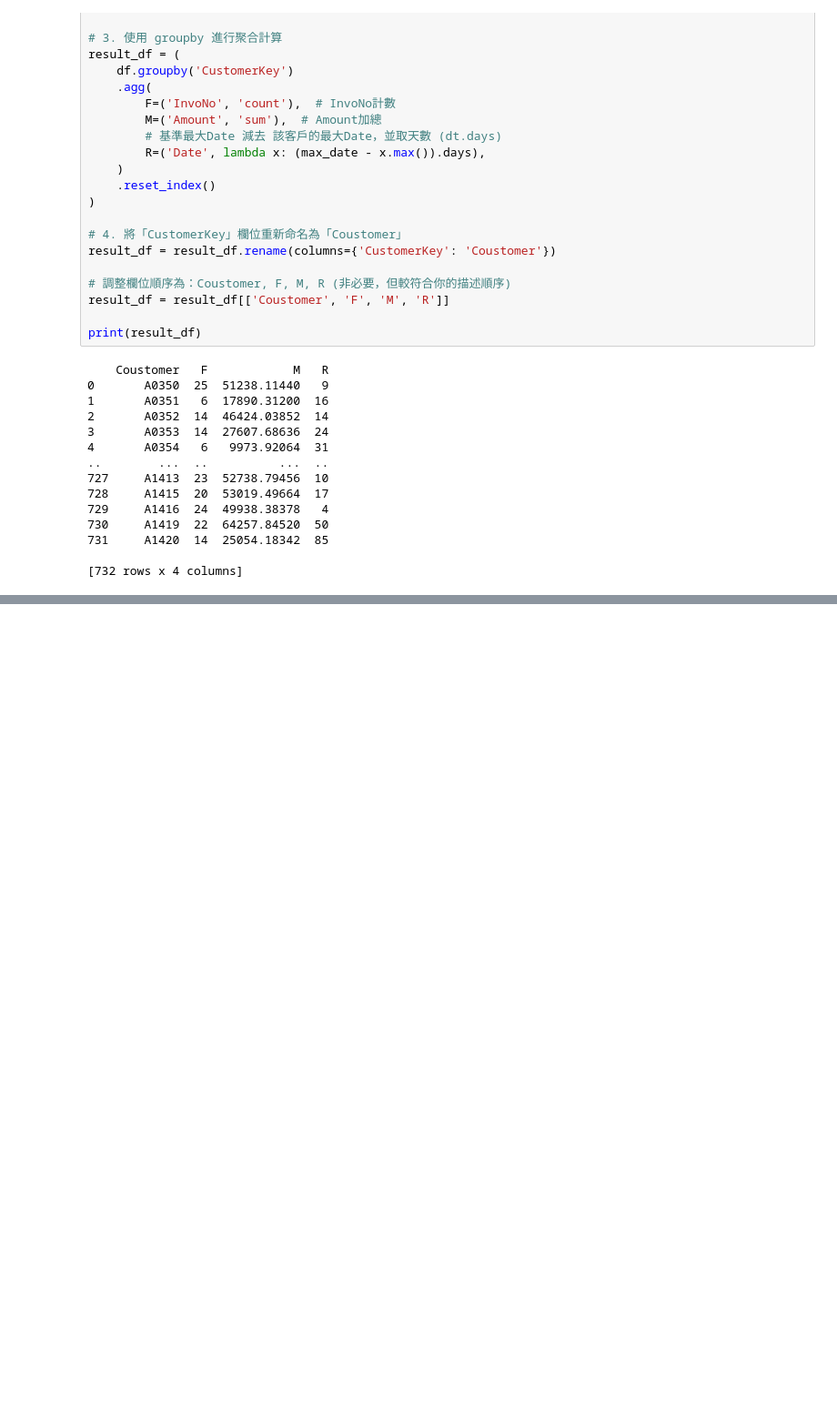
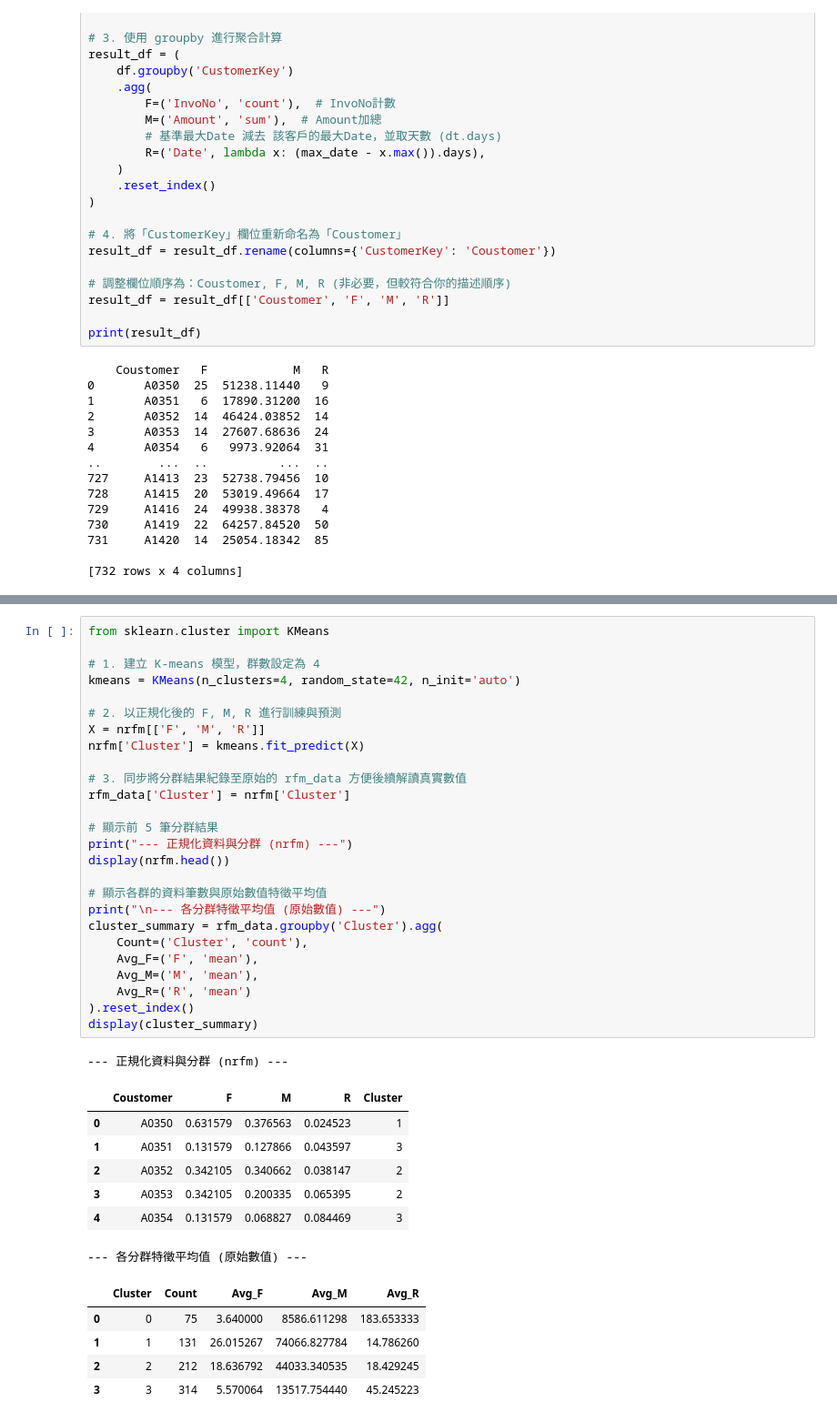
Before and after one commit to Ryanweiii/RFM-Analysis, a Jupyter notebook: rfm123.ipynb, the cells around one changed output, grey strips where cells are left out. Shown at 91% size. Cells and saved outputs as stored; diff of their text form; blank space fills up the shorter version.

```diff
--- a/rfm123.ipynb
+++ b/rfm123.ipynb
@@ -75,0 +136,40 @@ print(result_df)
+# %%
+from sklearn.cluster import KMeans
+
+# 1. 建立 K-means 模型，群數設定為 4
+kmeans = KMeans(n_clusters=4, random_state=42, n_init='auto')
+
+# 2. 以正規化後的 F, M, R 進行訓練與預測
+X = nrfm[['F', 'M', 'R']]
+nrfm['Cluster'] = kmeans.fit_predict(X)
+
+# 3. 同步將分群結果紀錄至原始的 rfm_data 方便後續解讀真實數值
+rfm_data['Cluster'] = nrfm['Cluster']
+
+# 顯示前 5 筆分群結果
+print("--- 正規化資料與分群 (nrfm) ---")
+display(nrfm.head())
+
+# 顯示各群的資料筆數與原始數值特徵平均值
+print("\n--- 各分群特徵平均值 (原始數值) ---")
+cluster_summary = rfm_data.groupby('Cluster').agg(
+    Count=('Cluster', 'count'),
+    Avg_F=('F', 'mean'),
+    Avg_M=('M', 'mean'),
+    Avg_R=('R', 'mean')
+).reset_index()
+display(cluster_summary)
+# %% [output]
+--- 正規化資料與分群 (nrfm) ---
+|  | Coustomer | F | M | R | Cluster |
+| 0 | A0350 | 0.631579 | 0.376563 | 0.024523 | 1 |
+| 1 | A0351 | 0.131579 | 0.127866 | 0.043597 | 3 |
+| 2 | A0352 | 0.342105 | 0.340662 | 0.038147 | 2 |
+| 3 | A0353 | 0.342105 | 0.200335 | 0.065395 | 2 |
+| 4 | A0354 | 0.131579 | 0.068827 | 0.084469 | 3 |
+--- 各分群特徵平均值 (原始數值) ---
+|  | Cluster | Count | Avg_F | Avg_M | Avg_R |
+| 0 | 0 | 75 | 3.640000 | 8586.611298 | 183.653333 |
+| 1 | 1 | 131 | 26.015267 | 74066.827784 | 14.786260 |
+| 2 | 2 | 212 | 18.636792 | 44033.340535 | 18.429245 |
+| 3 | 3 | 314 | 5.570064 | 13517.754440 | 45.245223 |
```
Also changed, not shown: parts of 9 cells of this notebook.
